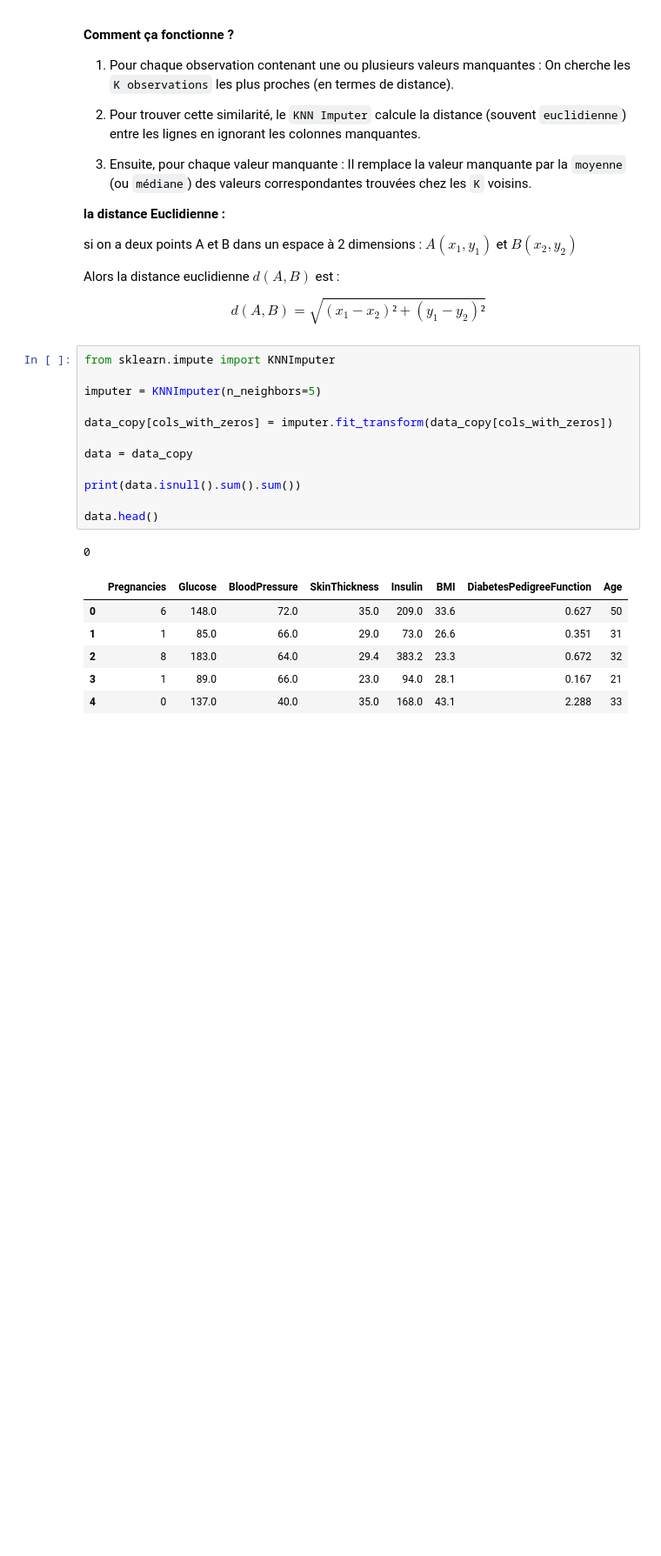
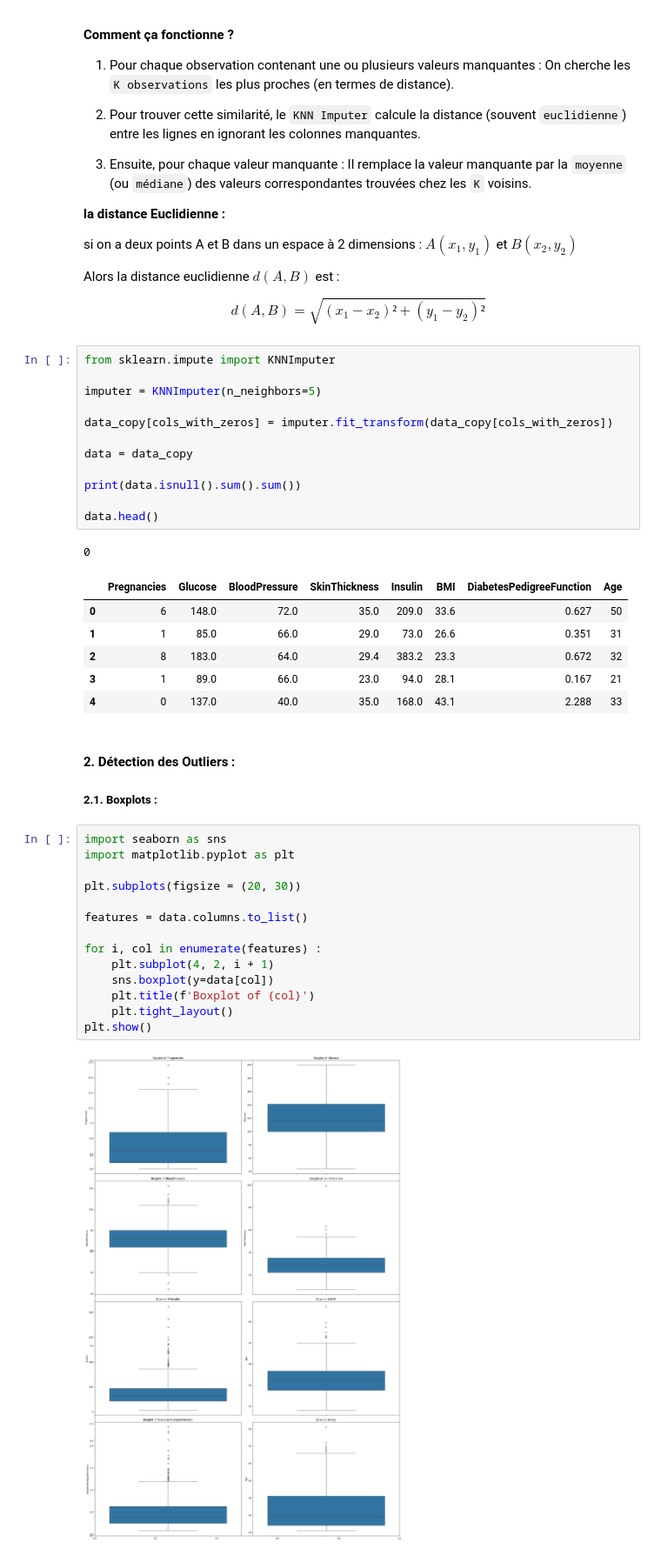
Before and after one commit to ABDELHAFIDAIT/DiabRisk, a Jupyter notebook: src/processing.ipynb, the cells around one changed output. Shown at 87% size. Cells and saved outputs as stored; diff of their text form; blank space fills up the shorter version.

Commit message:
AEPDRDD-20 Détecter les outliers avec les méthodes statistiques (z-score, IQR, boxplot)

```diff
--- a/src/processing.ipynb
+++ b/src/processing.ipynb
@@ -82,3 +82,23 @@ data.head()
 | 2 | 8 | 183.0 | 64.0 | 29.4 | 383.2 | 23.3 | 0.672 | 32 |
 | 3 | 1 | 89.0 | 66.0 | 23.0 | 94.0 | 28.1 | 0.167 | 21 |
 | 4 | 0 | 137.0 | 40.0 | 35.0 | 168.0 | 43.1 | 2.288 | 33 |
+# %% [markdown]
+#### **2. Détection des Outliers :**
+
+##### **2.1. Boxplots :**
+# %%
+import seaborn as sns
+import matplotlib.pyplot as plt
+
+plt.subplots(figsize = (20, 30))
+
+features = data.columns.to_list()
+
+for i, col in enumerate(features) :
+    plt.subplot(4, 2, i + 1)
+    sns.boxplot(y=data[col])
+    plt.title(f'Boxplot of {col}')
+    plt.tight_layout()
+plt.show()
+# %% [output]
+[figure, added]
```
Also changed, not shown: parts of 3 cells of this notebook, 1 other file.
